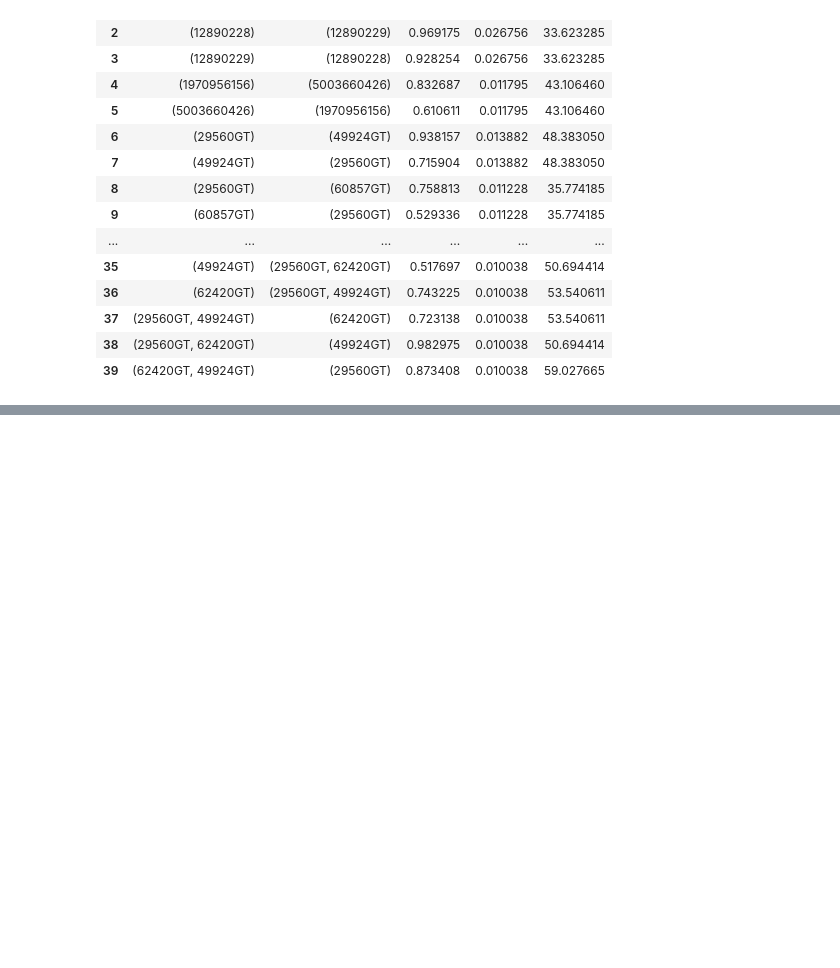
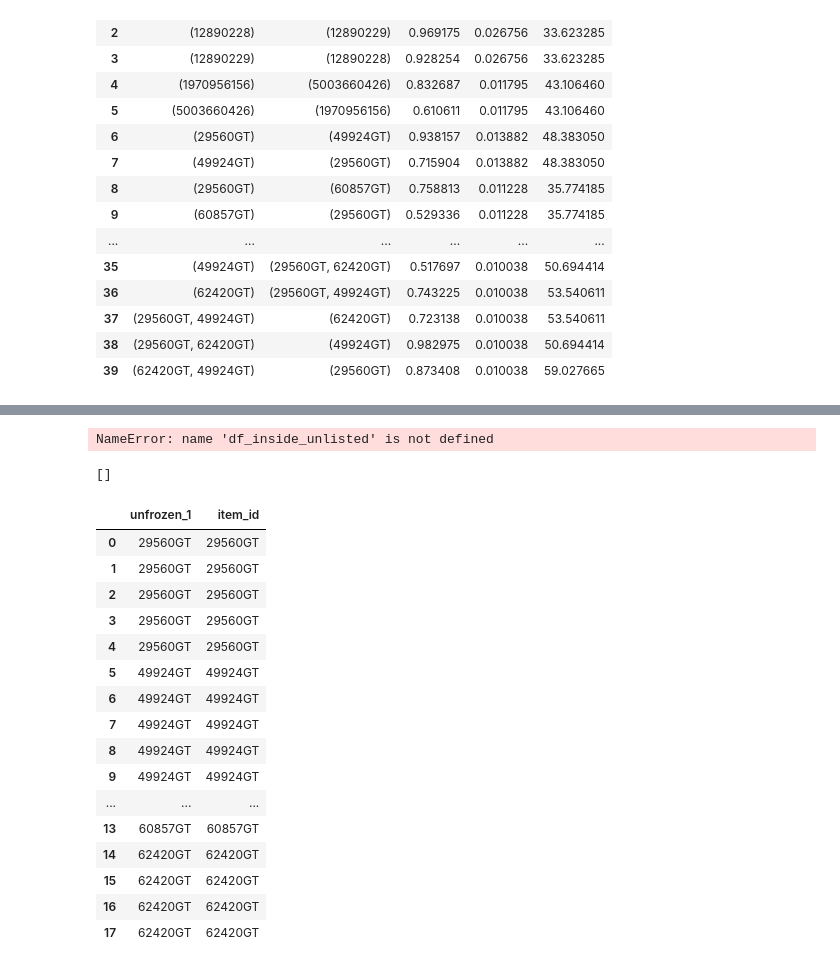
Before and after one commit to ChristophBarkey/Implicit_CF, a Jupyter notebook: ARM_testing_ipynb.ipynb, the cells around one changed output, grey strips where cells are left out. Drawn from its saved outputs; the diff is of its cells as text; code cells hidden in the pictures; blank space fills up the shorter version.

```diff
--- a/ARM_testing_ipynb.ipynb
+++ b/ARM_testing_ipynb.ipynb
@@ -101,3 +196,5 @@ def get_rules_df(results):
 
     rules_df = pd.DataFrame({'base' : bases, 'add' : adds, 'conf' : confidences, 'supp' : supports, 'lift' : lifts})
     return rules_df
+# %%
+cod = orders_filtered[['user', 'item_id']]
@@ -103,0 +299,3 @@ def get_rules_df(results):
+# %%
+items_u = cod[cod.user == 'SOMATEC'][['item_id']].drop_duplicates()
+items_u
@@ -103,0 +379,10 @@ def get_rules_df(results):
+# %%
+df_outside = df_inside_unlisted[np.invert(df_inside_unlisted.unlisted.isin(items_u.item_id))]
+df_outside
+# %% [output]
+NameError: name 'df_inside_unlisted' is not defined
+# %%
+items_outside = [x for x in df_inside.unfrozen if x not in items_u.item_id.values]
+items_outside
+# %% [output]
+[]
@@ -103,0 +396,20 @@ def get_rules_df(results):
+# %%
+pd.merge(base_1, items_u, left_on='unfrozen_1', right_on='item_id',how='inner')
+# %% [output]
+|  | unfrozen_1 | item_id |
+| 0 | 29560GT | 29560GT |
+| 1 | 29560GT | 29560GT |
+| 2 | 29560GT | 29560GT |
+| 3 | 29560GT | 29560GT |
+| 4 | 29560GT | 29560GT |
+| 5 | 49924GT | 49924GT |
+| 6 | 49924GT | 49924GT |
+| 7 | 49924GT | 49924GT |
+| 8 | 49924GT | 49924GT |
+| 9 | 49924GT | 49924GT |
+| ... | ... | ... |
+| 13 | 60857GT | 60857GT |
+| 14 | 62420GT | 62420GT |
+| 15 | 62420GT | 62420GT |
+| 16 | 62420GT | 62420GT |
+| 17 | 62420GT | 62420GT |
```
Also changed, not shown: parts of 36 cells of this notebook.
